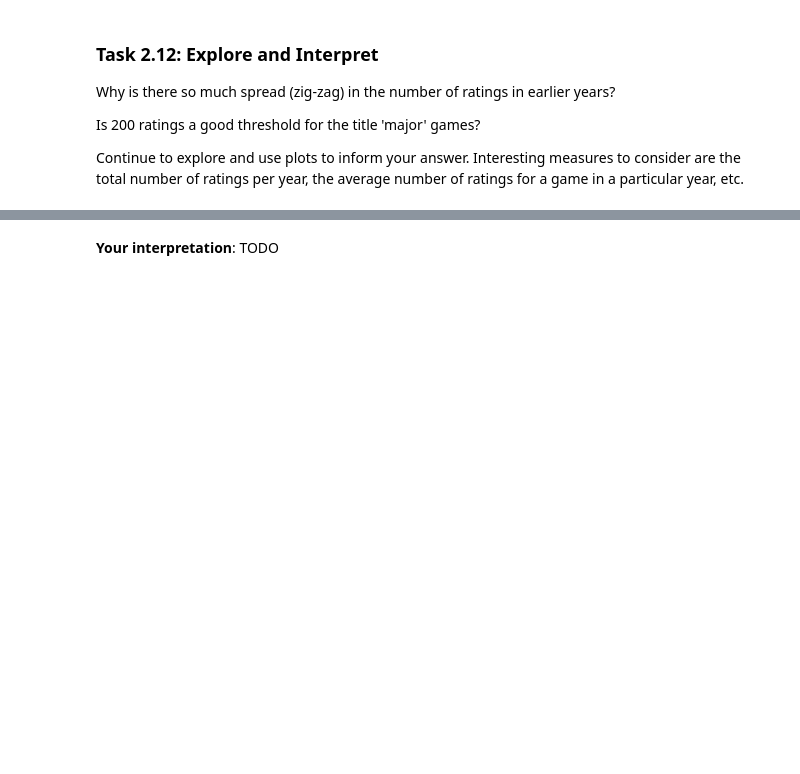
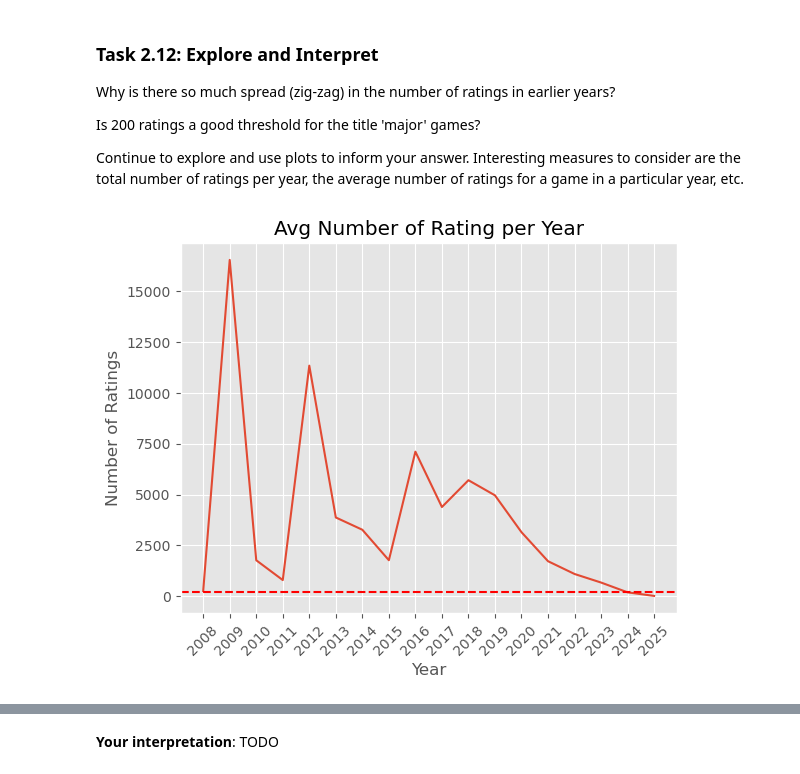
Before and after one commit to Yichun0/2026-datascience-homework, a Jupyter notebook: HW3/HW3.ipynb, the cells around one changed output, grey strips where cells are left out. Drawn from its saved outputs; the diff is of its cells as text; code cells hidden in the pictures; blank space fills up the shorter version.

```diff
--- a/HW3/HW3.ipynb
+++ b/HW3/HW3.ipynb
@@ -219,0 +517,18 @@ Continue to explore and use plots to inform your answer. Interesting measures to
+# %%
+# your code goes here
+num_of_rating = games.groupby("Year").agg(
+    total_rating = ("Number of Ratings","mean")
+).reset_index()
+
+X = num_of_rating["Year"]
+y = num_of_rating["total_rating"]
+plt.Figure(figsize=(12,6))
+plt.plot(X,y)
+plt.axhline(y=200, color='red', linestyle='--', label='Threshold 200')
+plt.xticks(X, rotation=45)
+plt.xlabel("Year")
+plt.ylabel("Number of Ratings")
+plt.title("Avg Number of Rating per Year")
+plt.show()
+# %% [output]
+[figure, added]
```
Also changed, not shown: parts of 40 cells of this notebook.
